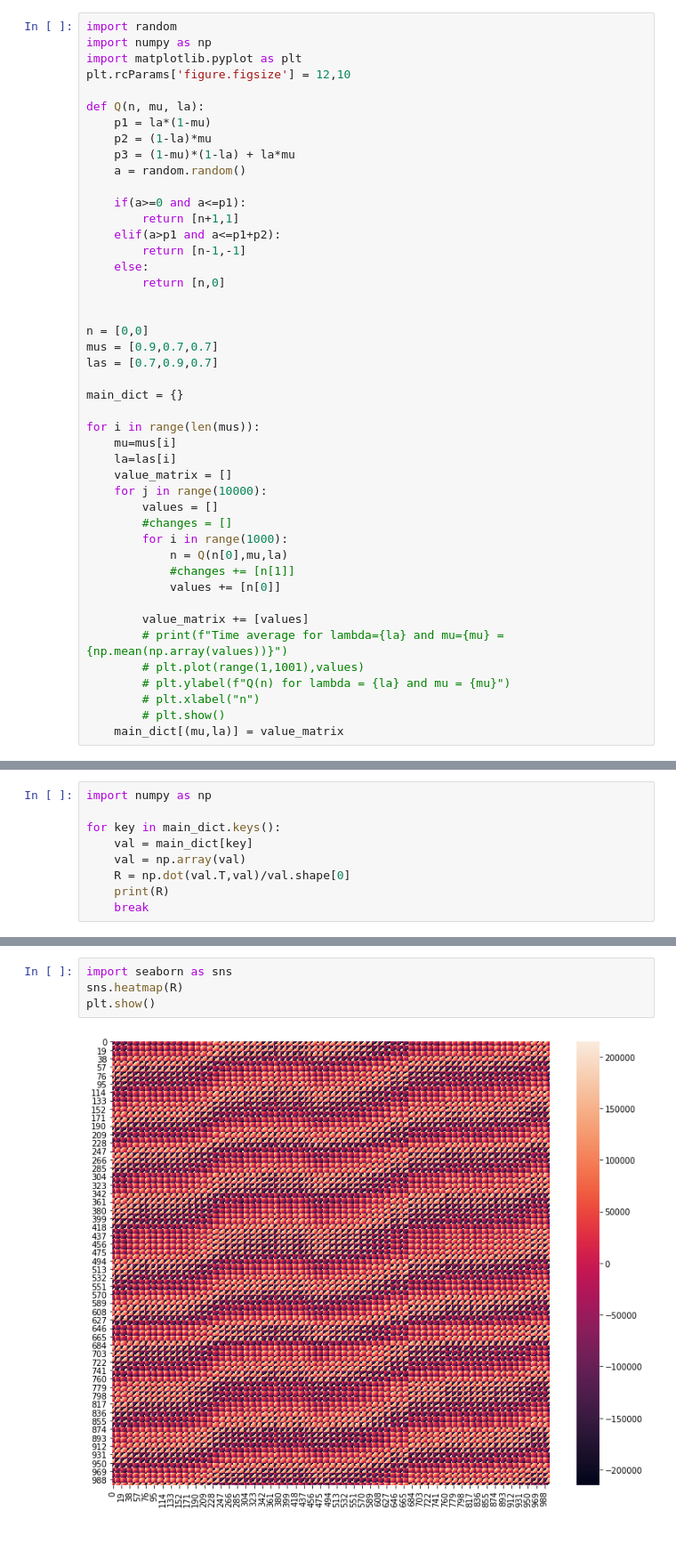
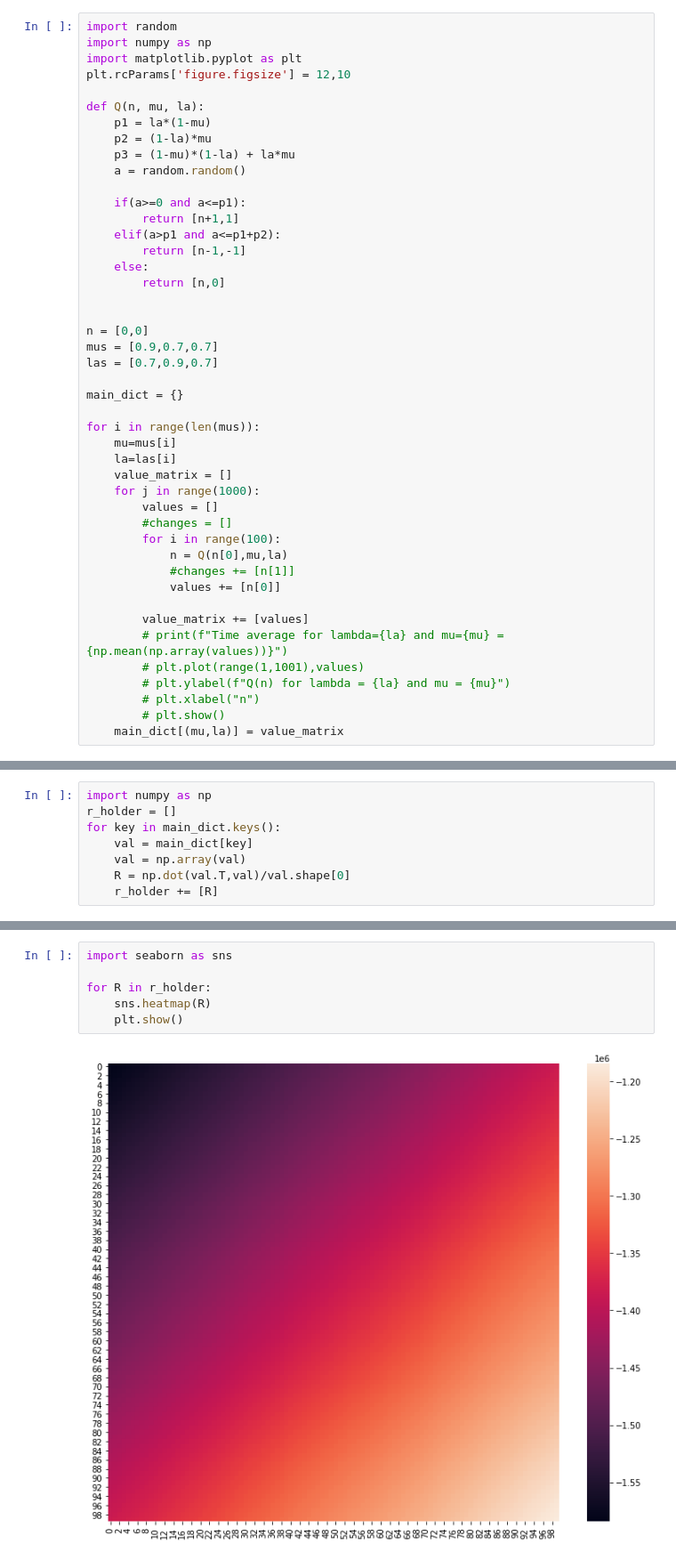
Before and after one commit to rohankalbag/EE325-Assignments, a Jupyter notebook: Assignment 4/Q3.ipynb, the cells around one changed output, grey strips where cells are left out. Shown at 89% size. Drawn from its saved outputs; the diff is of its cells as text.

```diff
--- a/Assignment 4/Q3.ipynb
+++ b/Assignment 4/Q3.ipynb
@@ -28,10 +28,10 @@ for i in range(len(mus)):
     mu=mus[i]
     la=las[i]
     value_matrix = []
-    for j in range(10000):
+    for j in range(1000):
         values = []
         #changes = []
-        for i in range(1000):
+        for i in range(100):
             n = Q(n[0],mu,la)
             #changes += [n[1]]
             values += [n[0]]
@@ -76,9 +76,8 @@ Mean/Stddev =41522.52878991802
 # %%
 import numpy as np
-
+r_holder = []
 for key in main_dict.keys():
     val = main_dict[key]
     val = np.array(val)
     R = np.dot(val.T,val)/val.shape[0]
-    print(R)
-    break
+    r_holder += [R]
@@ -99,6 +84,8 @@ for key in main_dict.keys():
 # %%
 import seaborn as sns
-sns.heatmap(R)
-plt.show()
+
+for R in r_holder:
+    sns.heatmap(R)
+    plt.show()
 # %% [output]
-[figure, old version]
+[figure, new version]
```
Also changed, not shown: parts of 5 cells of this notebook, 1 other file.
